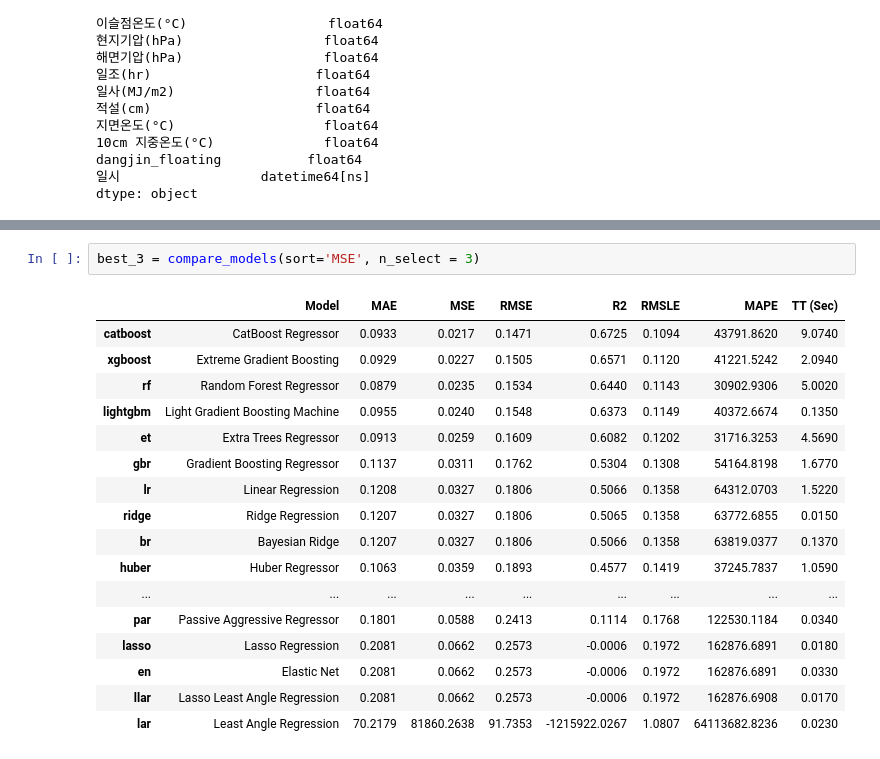
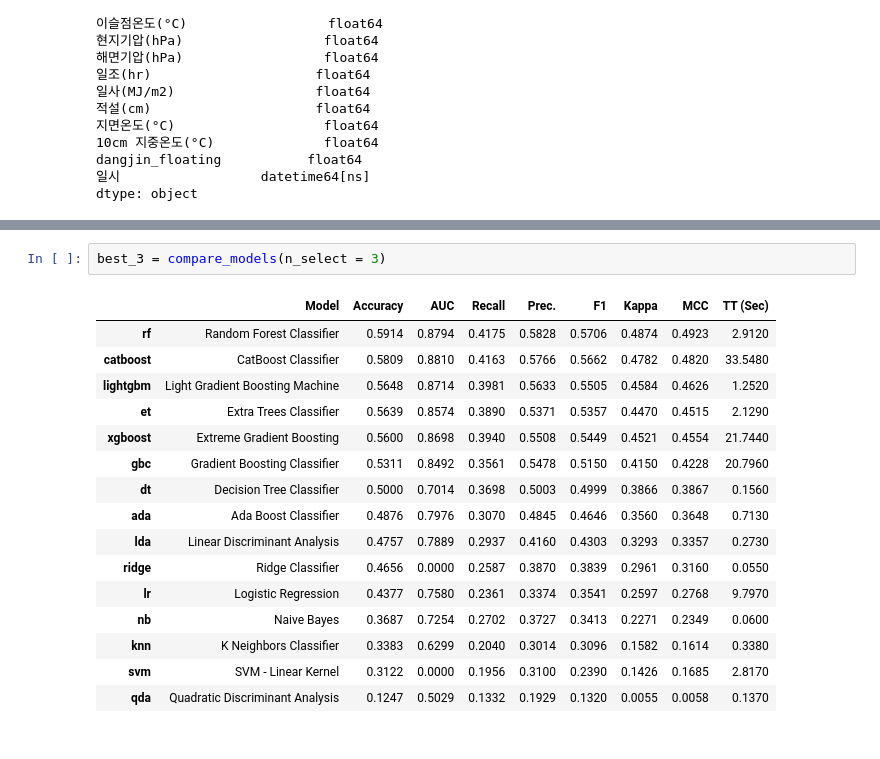
Before and after one commit to mini-song/Graduation-Project, a Jupyter notebook: 논문_변수중요도.ipynb, the cells around one changed output, grey strips where cells are left out. Drawn from its saved outputs; the diff is of its cells as text.

```diff
--- a/논문_변수중요도.ipynb
+++ b/논문_변수중요도.ipynb
@@ -302,22 +508,21 @@ clf
 # %%
-best_3 = compare_models(sort='MSE', n_select = 3)
+best_3 = compare_models(n_select = 3)
 # %% [output]
-|  | Model | MAE | MSE | RMSE | R2 | RMSLE | MAPE | TT (Sec) |
-| catboost | CatBoost Regressor | 0.0933 | 0.0217 | 0.1471 | 0.6725 | 0.1094 | 43791.8620 | 9.0740 |
-| xgboost | Extreme Gradient Boosting | 0.0929 | 0.0227 | 0.1505 | 0.6571 | 0.1120 | 41221.5242 | 2.0940 |
-| rf | Random Forest Regressor | 0.0879 | 0.0235 | 0.1534 | 0.6440 | 0.1143 | 30902.9306 | 5.0020 |
-| lightgbm | Light Gradient Boosting Machine | 0.0955 | 0.0240 | 0.1548 | 0.6373 | 0.1149 | 40372.6674 | 0.1350 |
-| et | Extra Trees Regressor | 0.0913 | 0.0259 | 0.1609 | 0.6082 | 0.1202 | 31716.3253 | 4.5690 |
-| gbr | Gradient Boosting Regressor | 0.1137 | 0.0311 | 0.1762 | 0.5304 | 0.1308 | 54164.8198 | 1.6770 |
-| lr | Linear Regression | 0.1208 | 0.0327 | 0.1806 | 0.5066 | 0.1358 | 64312.0703 | 1.5220 |
-| ridge | Ridge Regression | 0.1207 | 0.0327 | 0.1806 | 0.5065 | 0.1358 | 63772.6855 | 0.0150 |
-| br | Bayesian Ridge | 0.1207 | 0.0327 | 0.1806 | 0.5066 | 0.1358 | 63819.0377 | 0.1370 |
-| huber | Huber Regressor | 0.1063 | 0.0359 | 0.1893 | 0.4577 | 0.1419 | 37245.7837 | 1.0590 |
-| ... | ... | ... | ... | ... | ... | ... | ... | ... |
-| par | Passive Aggressive Regressor | 0.1801 | 0.0588 | 0.2413 | 0.1114 | 0.1768 | 122530.1184 | 0.0340 |
-| lasso | Lasso Regression | 0.2081 | 0.0662 | 0.2573 | -0.0006 | 0.1972 | 162876.6891 | 0.0180 |
-| en | Elastic Net | 0.2081 | 0.0662 | 0.2573 | -0.0006 | 0.1972 | 162876.6891 | 0.0330 |
-| llar | Lasso Least Angle Regression | 0.2081 | 0.0662 | 0.2573 | -0.0006 | 0.1972 | 162876.6908 | 0.0170 |
-| lar | Least Angle Regression | 70.2179 | 81860.2638 | 91.7353 | -1215922.0267 | 1.0807 | 64113682.8236 | 0.0230 |
+|  | Model | Accuracy | AUC | Recall | Prec. | F1 | Kappa | MCC | TT (Sec) |
+| rf | Random Forest Classifier | 0.5914 | 0.8794 | 0.4175 | 0.5828 | 0.5706 | 0.4874 | 0.4923 | 2.9120 |
+| catboost | CatBoost Classifier | 0.5809 | 0.8810 | 0.4163 | 0.5766 | 0.5662 | 0.4782 | 0.4820 | 33.5480 |
+| lightgbm | Light Gradient Boosting Machine | 0.5648 | 0.8714 | 0.3981 | 0.5633 | 0.5505 | 0.4584 | 0.4626 | 1.2520 |
+| et | Extra Trees Classifier | 0.5639 | 0.8574 | 0.3890 | 0.5371 | 0.5357 | 0.4470 | 0.4515 | 2.1290 |
+| xgboost | Extreme Gradient Boosting | 0.5600 | 0.8698 | 0.3940 | 0.5508 | 0.5449 | 0.4521 | 0.4554 | 21.7440 |
+| gbc | Gradient Boosting Classifier | 0.5311 | 0.8492 | 0.3561 | 0.5478 | 0.5150 | 0.4150 | 0.4228 | 20.7960 |
+| dt | Decision Tree Classifier | 0.5000 | 0.7014 | 0.3698 | 0.5003 | 0.4999 | 0.3866 | 0.3867 | 0.1560 |
+| ada | Ada Boost Classifier | 0.4876 | 0.7976 | 0.3070 | 0.4845 | 0.4646 | 0.3560 | 0.3648 | 0.7130 |
+| lda | Linear Discriminant Analysis | 0.4757 | 0.7889 | 0.2937 | 0.4160 | 0.4303 | 0.3293 | 0.3357 | 0.2730 |
+| ridge | Ridge Classifier | 0.4656 | 0.0000 | 0.2587 | 0.3870 | 0.3839 | 0.2961 | 0.3160 | 0.0550 |
+| lr | Logistic Regression | 0.4377 | 0.7580 | 0.2361 | 0.3374 | 0.3541 | 0.2597 | 0.2768 | 9.7970 |
+| nb | Naive Bayes | 0.3687 | 0.7254 | 0.2702 | 0.3727 | 0.3413 | 0.2271 | 0.2349 | 0.0600 |
+| knn | K Neighbors Classifier | 0.3383 | 0.6299 | 0.2040 | 0.3014 | 0.3096 | 0.1582 | 0.1614 | 0.3380 |
+| svm | SVM - Linear Kernel | 0.3122 | 0.0000 | 0.1956 | 0.3100 | 0.2390 | 0.1426 | 0.1685 | 2.8170 |
+| qda | Quadratic Discriminant Analysis | 0.1247 | 0.5029 | 0.1332 | 0.1929 | 0.1320 | 0.0055 | 0.0058 | 0.1370 |
 # %%
 blended = blend_models(estimator_list = best_3, fold = 5)
```
Also changed, not shown: parts of 23 cells of this notebook, 15 other files.
